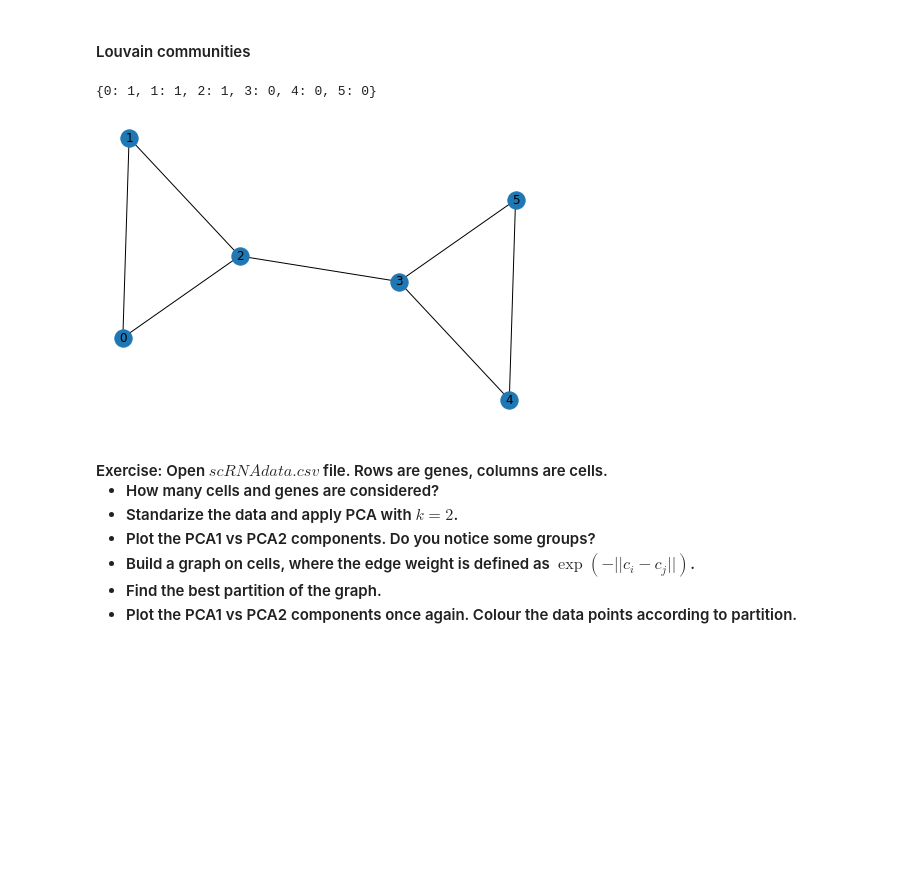
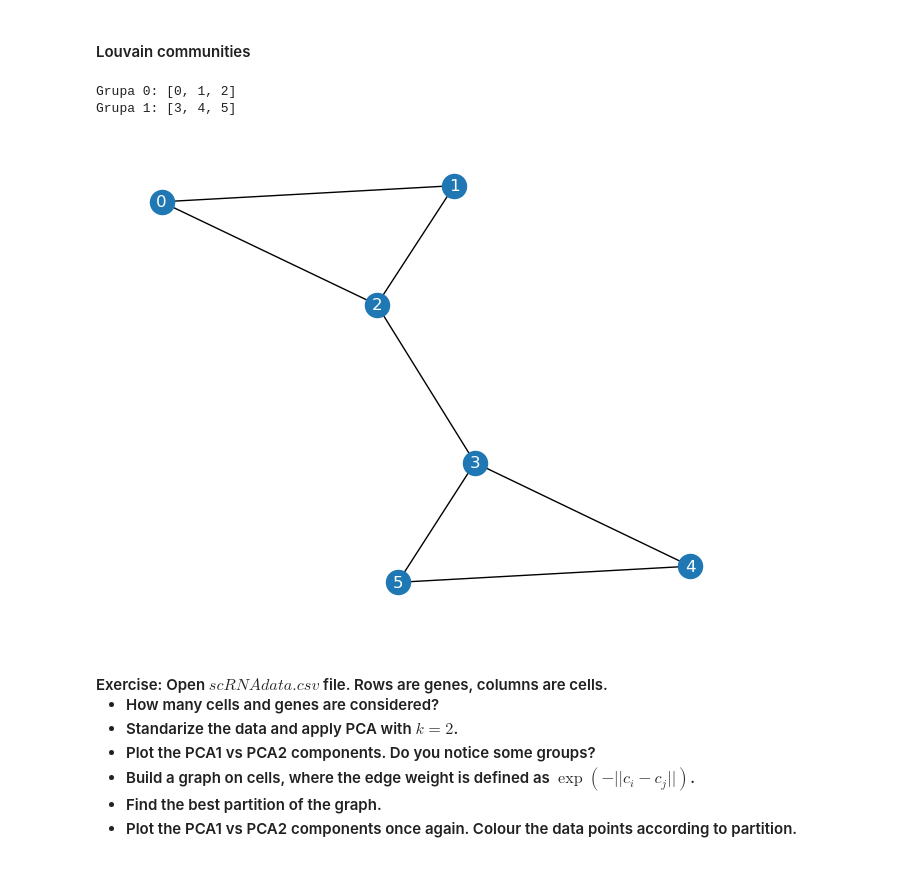
Before and after one commit to adkwazar/SciPython, a Jupyter notebook: L5.ipynb, the cells around one changed output. Cells and saved outputs as stored; diff of their text form; code cells hidden in the pictures; blank space fills up the shorter version.

```diff
--- a/L5.ipynb
+++ b/L5.ipynb
@@ -73,16 +73,20 @@ nx.draw(G, with_labels=True)
 # %% [markdown]
 <h4> Louvain communities
 # %%
-import community.community_louvain as cl
 import networkx as nx
+from networkx.algorithms import community
 
 G = nx.barbell_graph(3, 0)
-nx.draw(G, with_labels=True)
-partition = cl.best_partition(G)
-print(partition)
+nx.draw(G,with_labels = True, font_color = 'white')
+
+communities = community.greedy_modularity_communities(G)
+
+for i, c in enumerate(communities):
+    print(f"Grupa {i}: {list(c)}")
 # %% [output]
-{0: 1, 1: 1, 2: 1, 3: 0, 4: 0, 5: 0}
+Grupa 0: [0, 1, 2]
+Grupa 1: [3, 4, 5]
-[figure, old version]
+[figure, new version]
 # %% [markdown]
 <h4> Exercise: Open $scRNAdata.csv$ file. Rows are genes, columns are cells.
 
```
